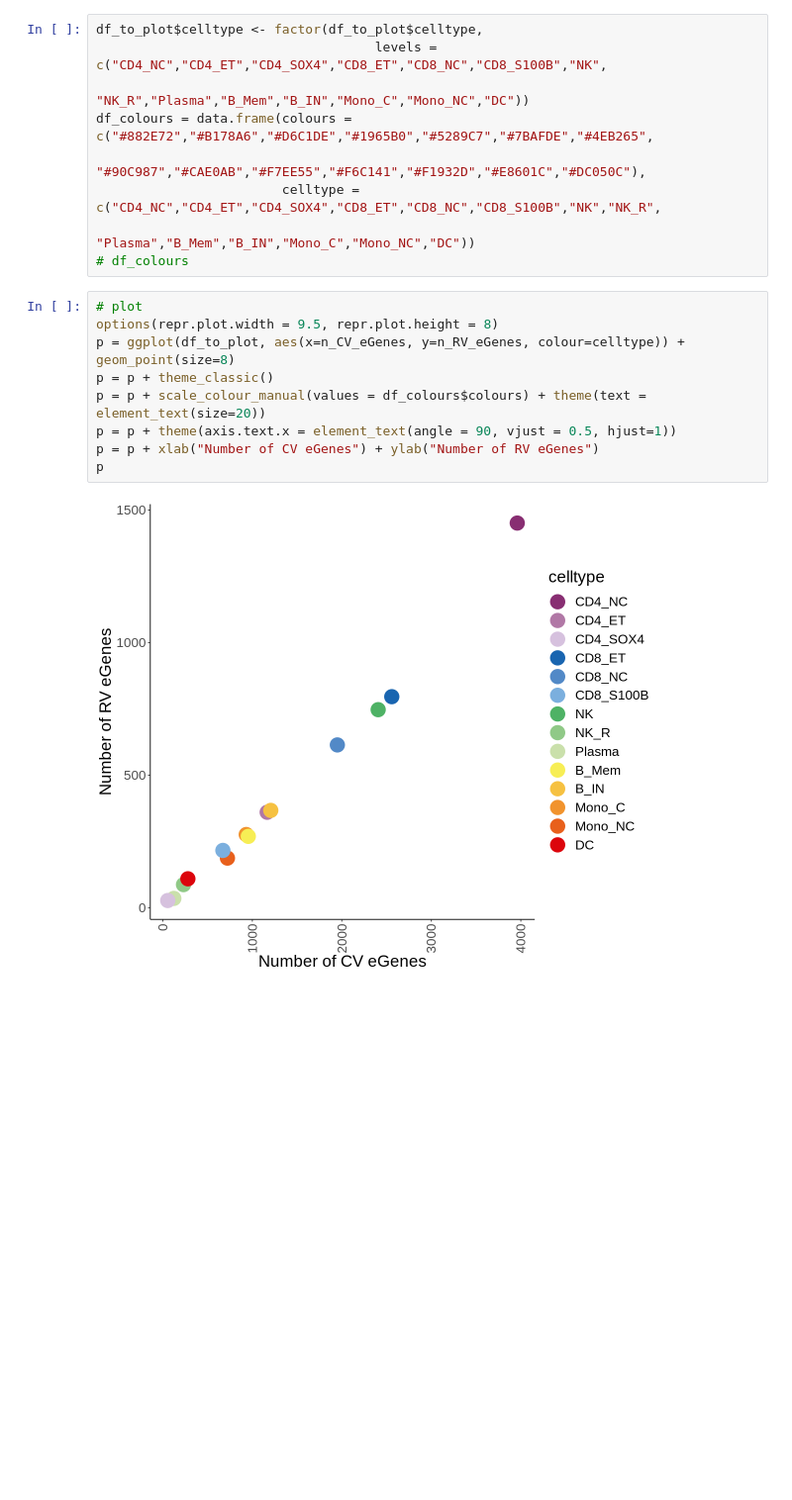
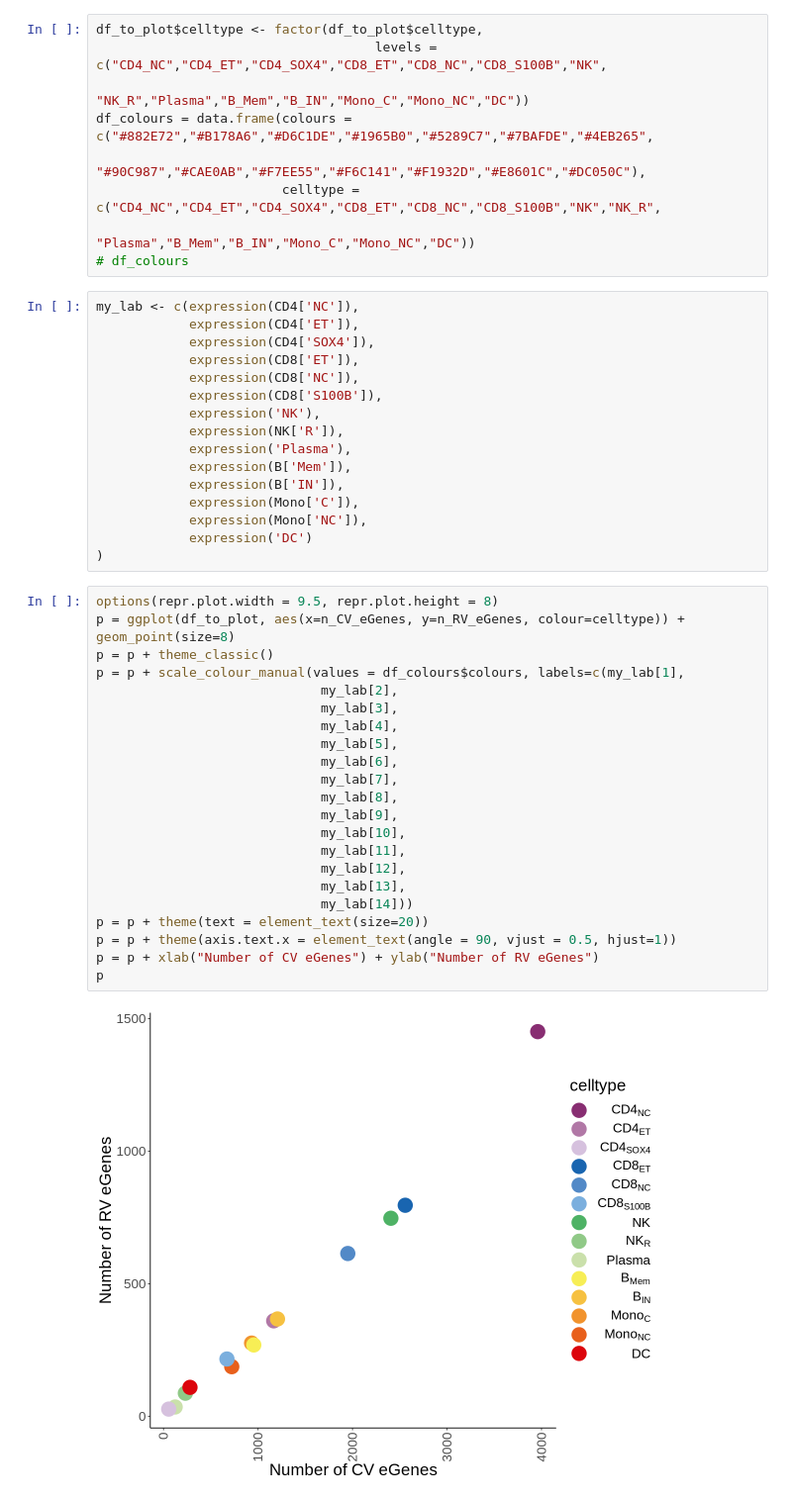
Before and after one commit to annacuomo/SAIGE_QTL_analyses, a Jupyter notebook: Plotting_Notebooks/Rare_Variants/CV_vs_RV_eGenes.ipynb, the cells around one changed output. Shown at 99% size. Saved outputs shown, nothing was run; the diff lists cells and outputs as text; blank space fills up the shorter version.

```diff
--- a/Plotting_Notebooks/Rare_Variants/CV_vs_RV_eGenes.ipynb
+++ b/Plotting_Notebooks/Rare_Variants/CV_vs_RV_eGenes.ipynb
@@ -101,16 +101,45 @@ df_colours = data.frame(colours = c("#882E72","#B178A6","#D6C1DE","#1965B0","#52
                         celltype = c("CD4_NC","CD4_ET","CD4_SOX4","CD8_ET","CD8_NC","CD8_S100B","NK","NK_R",
                                      "Plasma","B_Mem","B_IN","Mono_C","Mono_NC","DC"))
 # df_colours
-# %%
-# plot
-options(repr.plot.width = 9.5, repr.plot.height = 8)
-p = ggplot(df_to_plot, aes(x=n_CV_eGenes, y=n_RV_eGenes, colour=celltype)) + geom_point(size=8)
-p = p + theme_classic()
-p = p + scale_colour_manual(values = df_colours$colours) + theme(text = element_text(size=20))
-p = p + theme(axis.text.x = element_text(angle = 90, vjust = 0.5, hjust=1))
-p = p + xlab("Number of CV eGenes") + ylab("Number of RV eGenes")
-p
-# %% [output]
-[figure, removed]
+# %%
+my_lab <- c(expression(CD4['NC']),
+            expression(CD4['ET']),
+            expression(CD4['SOX4']),
+            expression(CD8['ET']),
+            expression(CD8['NC']),
+            expression(CD8['S100B']),
+            expression('NK'),
+            expression(NK['R']),
+            expression('Plasma'),
+            expression(B['Mem']),
+            expression(B['IN']),
+            expression(Mono['C']),
+            expression(Mono['NC']),
+            expression('DC')
+)
+# %%
+options(repr.plot.width = 9.5, repr.plot.height = 8)
+p = ggplot(df_to_plot, aes(x=n_CV_eGenes, y=n_RV_eGenes, colour=celltype)) + geom_point(size=8)
+p = p + theme_classic()
+p = p + scale_colour_manual(values = df_colours$colours, labels=c(my_lab[1],
+                             my_lab[2],
+                             my_lab[3],
+                             my_lab[4],
+                             my_lab[5],
+                             my_lab[6],
+                             my_lab[7],
+                             my_lab[8],
+                             my_lab[9],
+                             my_lab[10],
+                             my_lab[11],
+                             my_lab[12],
+                             my_lab[13],
+                             my_lab[14]))
+p = p + theme(text = element_text(size=20))
+p = p + theme(axis.text.x = element_text(angle = 90, vjust = 0.5, hjust=1))
+p = p + xlab("Number of CV eGenes") + ylab("Number of RV eGenes")
+p
+# %% [output]
+[figure, added]
 # %%
 # save
```
Also changed, not shown: parts of 1 cell of this notebook, 3 other files.
